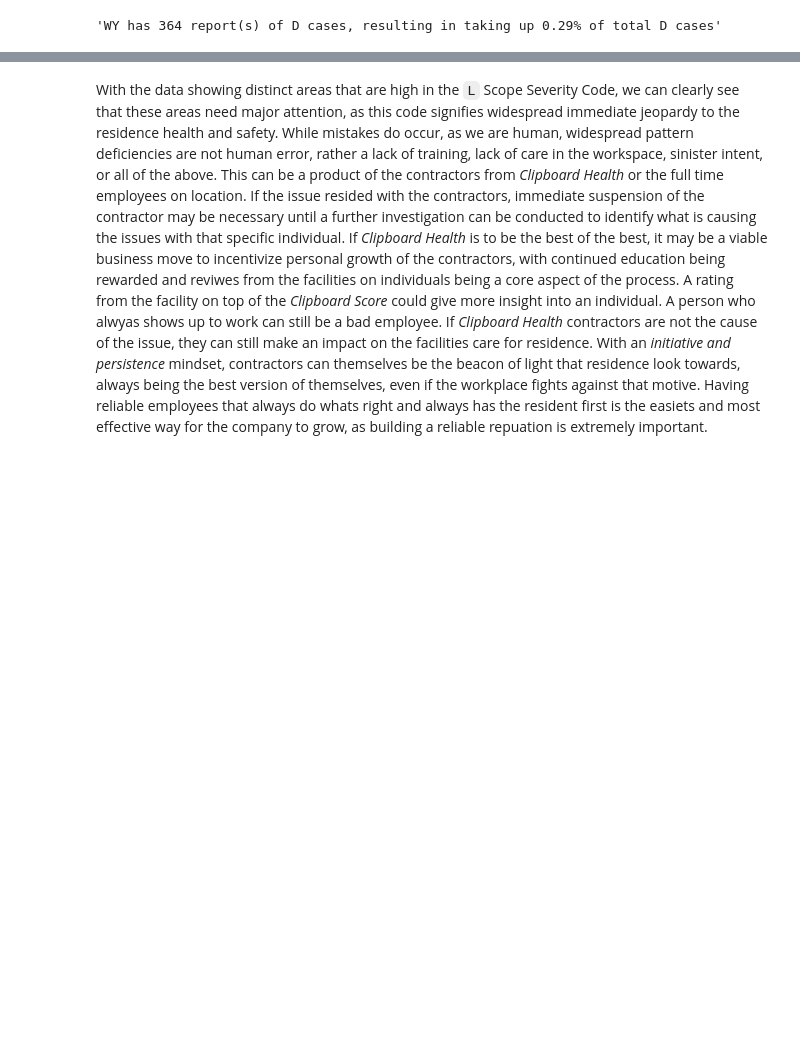
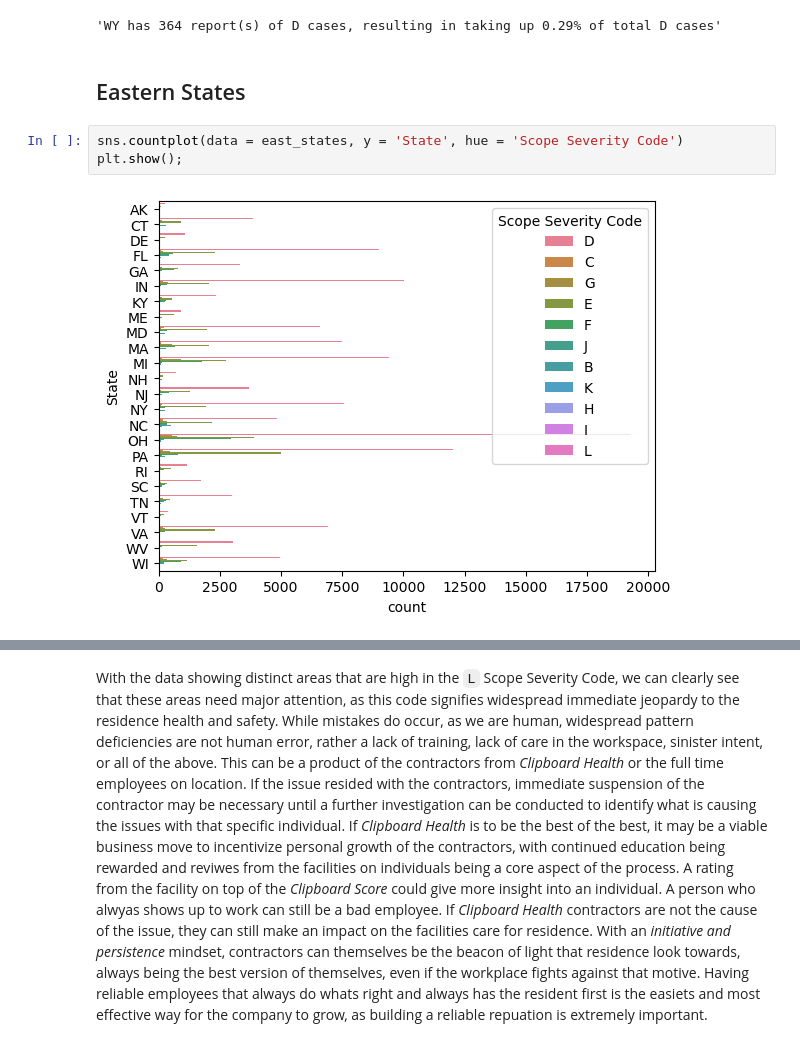
Before and after one commit to Djohnson1313/cms_data_exercise, a Jupyter notebook: cms_data_exercise.ipynb, the cells around one changed output, grey strips where cells are left out. Cells and saved outputs as stored; diff of their text form; blank space fills up the shorter version.

```diff
--- a/cms_data_exercise.ipynb
+++ b/cms_data_exercise.ipynb
@@ -219,3 +289,10 @@ scope_perc(west_states, 'D','Scope Severity Code', max)
 scope_perc(west_states, 'D','Scope Severity Code', min)
 # %% [output]
 'WY has 364 report(s) of D cases, resulting in taking up 0.29% of total D cases'
+# %% [markdown]
+## Eastern States
+# %%
+sns.countplot(data = east_states, y = 'State', hue = 'Scope Severity Code')
+plt.show();
+# %% [output]
+[figure, added]
```
Also changed, not shown: parts of 34 cells of this notebook.
